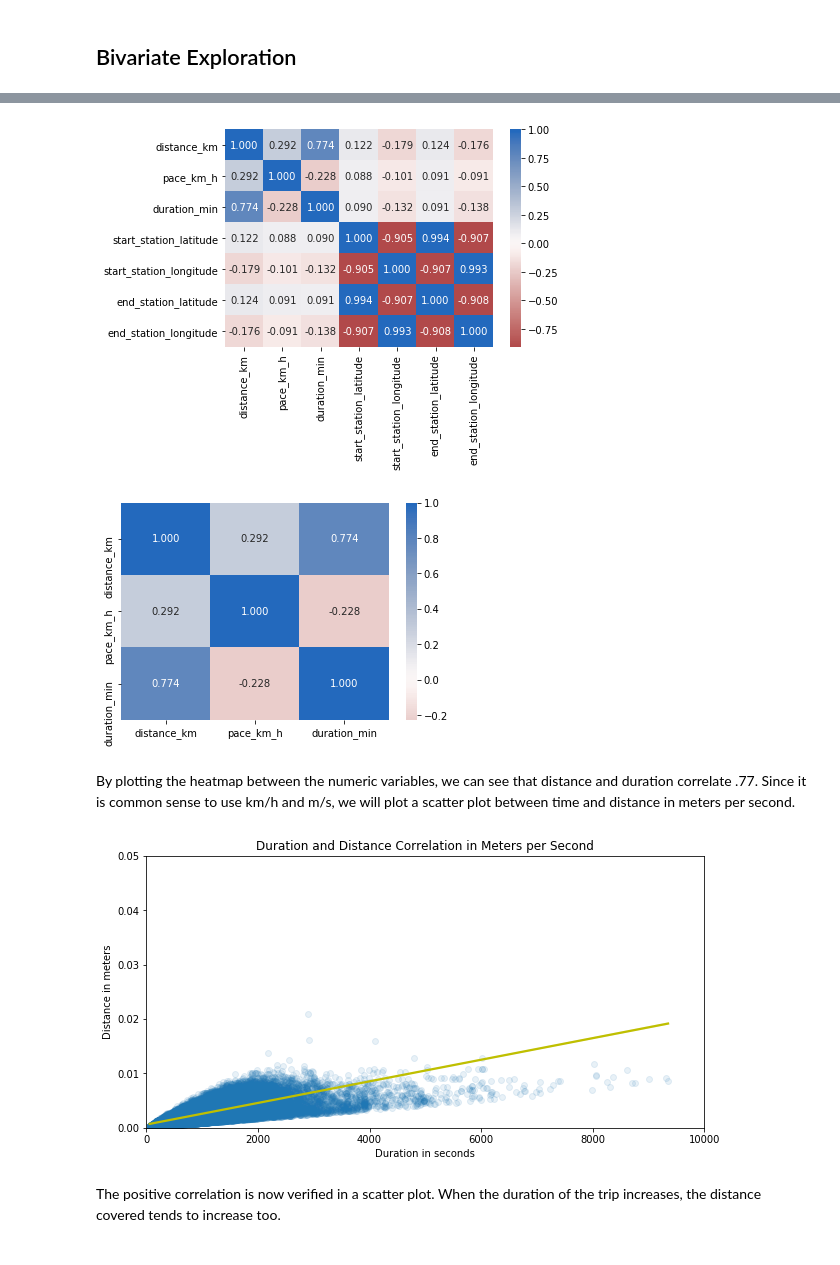
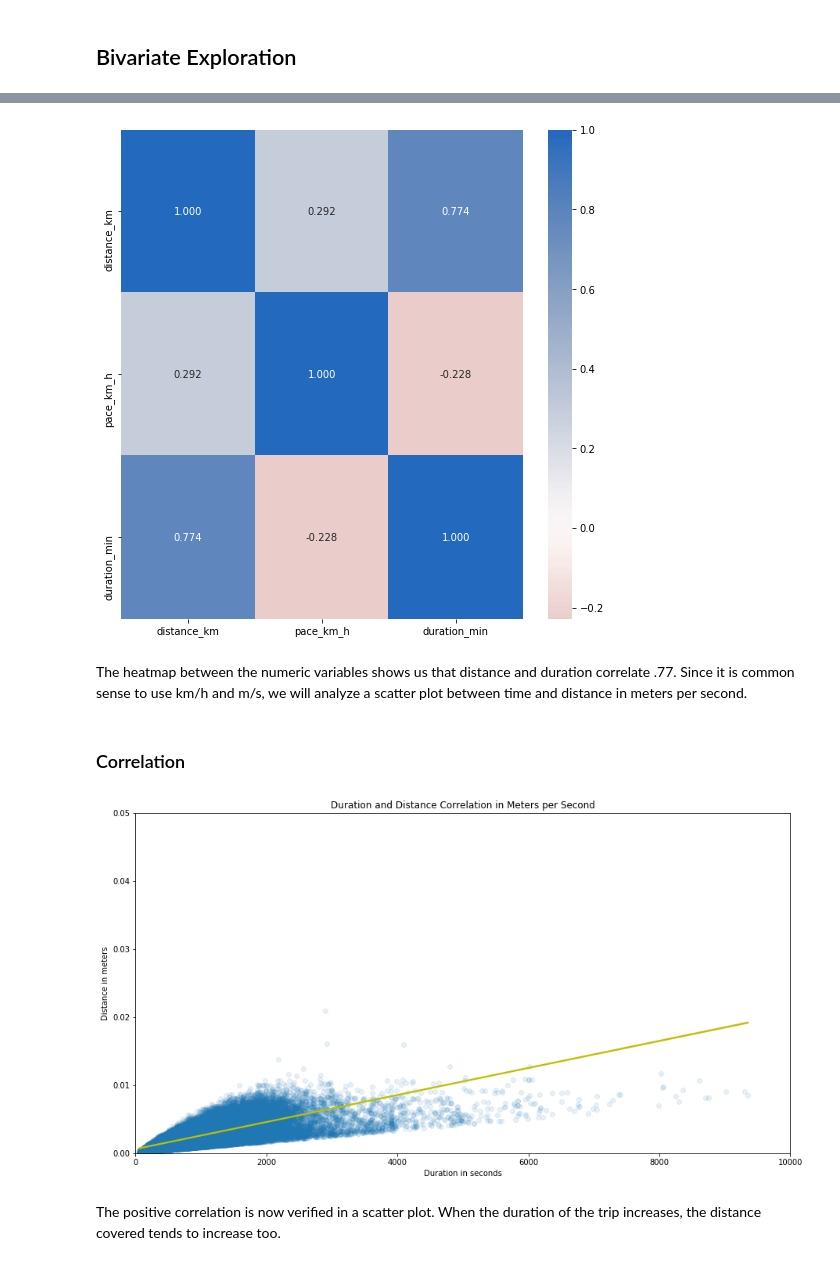
Before and after one commit to eduardopd/udacity-data-analysis-data-visualization, a Jupyter notebook: bay-wheels.ipynb, the cells around one changed output, grey strips where cells are left out. Cells and saved outputs as stored; diff of their text form; code cells hidden in the pictures.

```diff
--- a/bay-wheels.ipynb
+++ b/bay-wheels.ipynb
@@ -417,7 +435,7 @@ From plotting the distribution of the time per trip, we can see that some values
 
 print('Before:', df_clean_eda['duration_min'].describe())
 
-remove_time = df_clean_dist.query('duration_min > 160')
+remove_time = df_clean_eda.query('duration_min > 160')
 
 df_clean_eda = df_clean_eda[~df_clean_eda.index.isin(remove_time.index)]
 
@@ -517,7 +541,7 @@ From the table above, we can verify that the maximum pace is 113 km/h which is i
 
 print('Before:', df_clean_eda['pace_km_h'].describe())
 
-remove_pace = df_clean_dist.query('pace_km_h > 30')
+remove_pace = df_clean_eda.query('pace_km_h > 30')
 
 df_clean_eda = df_clean_eda[~df_clean_eda.index.isin(remove_pace.index)]
 
@@ -549,9 +573,9 @@ binsize = 0.2
 bins = np.arange(0, df_clean_eda['pace_km_h'].max()+binsize, binsize)
 
 def graph():
-    plt.hist(data = df_clean_eda, alpha=0.4, facecolor='r', x = 'pace_km_h', bins = bins)
+    plt.hist(data = df_clean_eda, facecolor='b', x = 'pace_km_h', bins = bins)
 
-plt.figure(figsize=[10,5])
+plt.figure(figsize=[15,8])
 plt.title('Pace')
 plt.ylabel('Total Observations')
 plt.xlabel('Pace in km/h')
@@ -566,7 +592,7 @@ The pace is a normal distribution, different from distance and time. From the pl
 
 print('Before:', df_clean_eda['pace_km_h'].describe())
 
-remove_pace = df_clean_dist.query('pace_km_h < 3')
+remove_pace = df_clean_eda.query('pace_km_h < 3')
 
 df_clean_eda = df_clean_eda[~df_clean_eda.index.isin(remove_pace.index)]
 
@@ -608,23 +645,17 @@ categoric_vars = ['user_type','rental_access_method']
 # %%
 # Correlation plot
+plt.figure(figsize=[9,9])
 
 def graph():
-    sb.heatmap(df_clean_eda[numeric_vars].corr(), annot = True, fmt = '.3f', cmap = 'vlag_r', center=0)
+    sb.heatmap(df_clean_eda[numeric_vars_short].corr(), annot = True, fmt = '.3f', cmap = 'vlag_r', center=0)
 
 graph()
 # %% [output]
-[figure, old version]
+[figure, new version]
-# %%
-# Correlation plot
-
-def graph():
-    sb.heatmap(df_clean_eda[numeric_vars_short].corr(), annot = True, fmt = '.3f', cmap = 'vlag_r', center=0)
-
-graph()
-# %% [output]
-[figure, removed]
 # %% [markdown]
-By plotting the heatmap between the numeric variables, we can see that distance and duration correlate .77. Since it is common sense to use km/h and m/s, we will plot a scatter plot between time and distance in meters per second.
+The heatmap between the numeric variables shows us that distance and duration correlate .77. Since it is common sense to use km/h and m/s, we will analyze a scatter plot between time and distance in meters per second.
+# %% [markdown]
+### Correlation
 # %%
 # Scatter plot for duration and distance
 
@@ -637,7 +668,7 @@ def graph():
     plt.ylabel('Distance in meters')
     plt.xlabel('Duration in seconds')
 
-plt.figure(figsize=[10,5])
+plt.figure(figsize=[15,8])
 plt.grid(False)
 plt.title('Duration and Distance Correlation in Meters per Second')
 plt.ylim([0, 0.05])
@@ -645,7 +676,7 @@ plt.xlim([0, 10000])
 
 graph()
 # %% [output]
-[figure, old version]
+[figure, new version]
 # %% [markdown]
 The positive correlation is now verified in a scatter plot. When the duration of the trip increases, the distance covered tends to increase too.
 # %%
```
Also changed, not shown: parts of 57 cells of this notebook.
